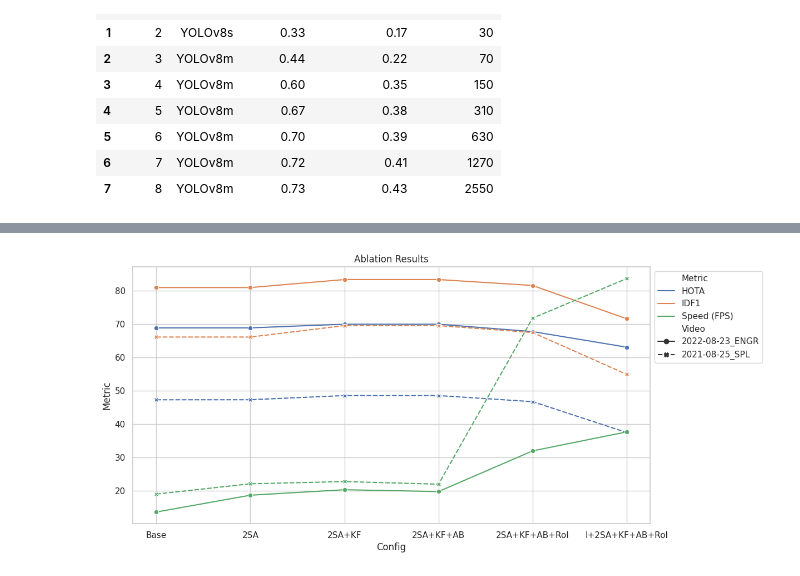
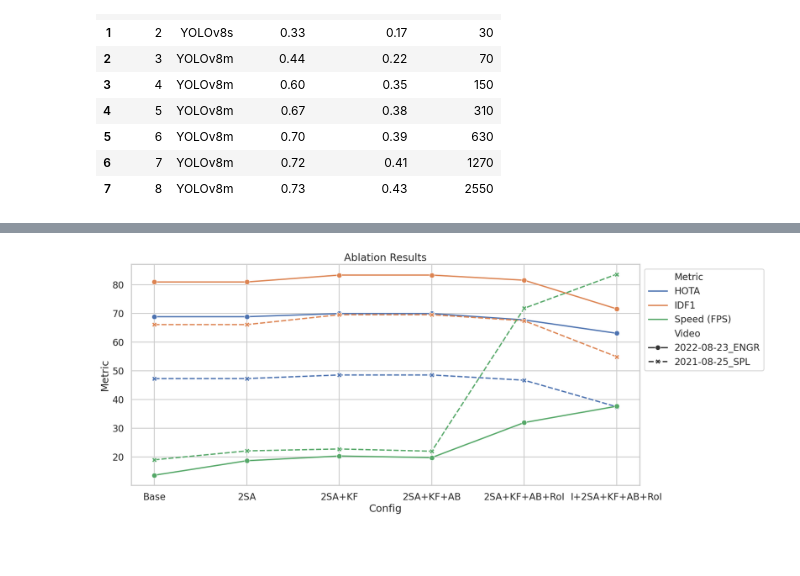
Before and after one commit to UGA-BSAIL/cotton_flower_mot, a Jupyter notebook: notebooks/generate_figures.ipynb, the cells around one changed output, grey strips where cells are left out. Cells and saved outputs as stored; diff of their text form; code cells hidden in the pictures; blank space fills up the shorter version.

```diff
--- a/notebooks/generate_figures.ipynb
+++ b/notebooks/generate_figures.ipynb
@@ -100,7 +103,7 @@ ablation_data_slice = ablation_data[["Video", "HOTA", "IDF1", "Speed (FPS)", "Co
 ablation_data_melted = ablation_data_slice.melt(id_vars=['Config', 'Video'], var_name='Metric', value_name='Value')
 
 # Create the line plot
-plt.figure(figsize=(12, 6))
+plt.figure(figsize=(16, 7))
 sns.lineplot(data=ablation_data_melted, x='Config', y='Value', hue='Metric', style='Video', markers=True)
 plt.title('Ablation Results')
 plt.xlabel('Config')
@@ -111,4 +115,4 @@ plt.show()
-[figure, old version]
+[figure, new version]
 # %%
 # Create parameter search plots.
 search_data = pd.read_excel("Experiments.xlsx", sheet_name="Parameter Search")
```
Also changed, not shown: parts of 16 cells of this notebook, 9 other files.
